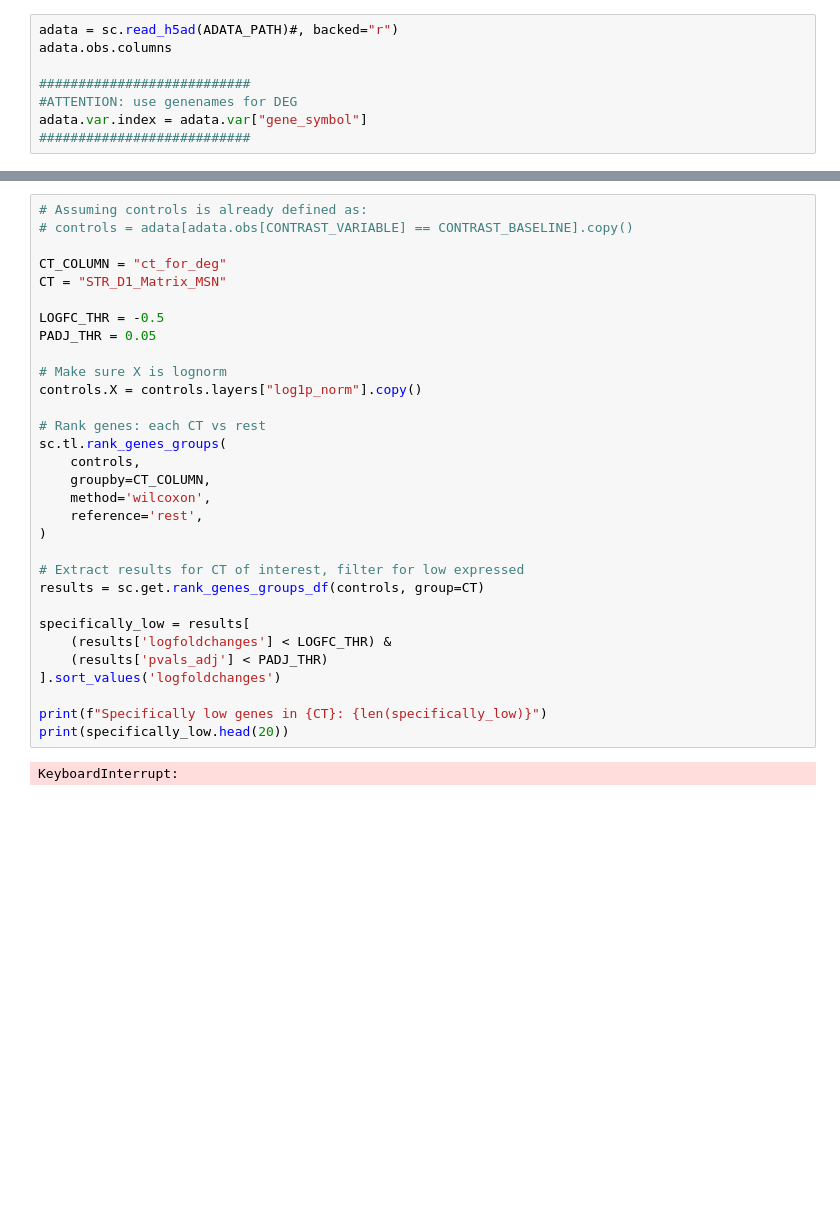
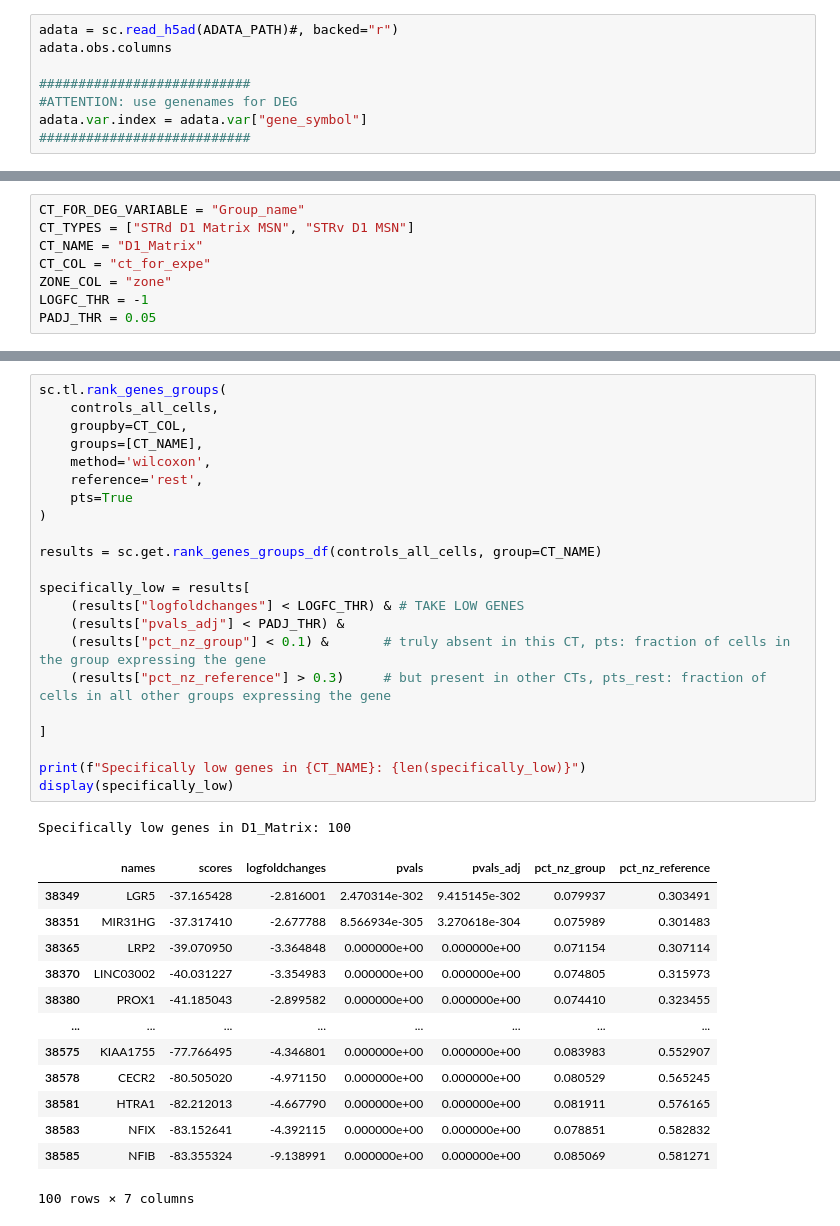
Before and after one commit to 8gabri8/XDP, a Jupyter notebook: script/NucSeq/low_expression_genes.ipynb, the cells around one changed output, grey strips where cells are left out. Cells and saved outputs as stored; diff of their text form; blank space fills up the shorter version.

```diff
--- a/script/NucSeq/low_expression_genes.ipynb
+++ b/script/NucSeq/low_expression_genes.ipynb
@@ -67,0 +55,8 @@ AnnData object with n_obs × n_vars = 86323 × 38601
+# %%
+CT_FOR_DEG_VARIABLE = "Group_name"
+CT_TYPES = ["STRd D1 Matrix MSN", "STRv D1 MSN"]
+CT_NAME = "D1_Matrix"
+CT_COL = "ct_for_expe"
+ZONE_COL = "zone"
+LOGFC_THR = -1
+PADJ_THR = 0.05
@@ -68,33 +207,37 @@ AnnData object with n_obs × n_vars = 86323 × 38601
 # %%
-# Assuming controls is already defined as:
-# controls = adata[adata.obs[CONTRAST_VARIABLE] == CONTRAST_BASELINE].copy()
-
-CT_COLUMN = "ct_for_deg"
-CT = "STR_D1_Matrix_MSN"
-
-LOGFC_THR = -0.5
-PADJ_THR = 0.05
-
-# Make sure X is lognorm
-controls.X = controls.layers["log1p_norm"].copy()
-
-# Rank genes: each CT vs rest
 sc.tl.rank_genes_groups(
-    controls,
-    groupby=CT_COLUMN,
+    controls_all_cells,
+    groupby=CT_COL,
+    groups=[CT_NAME],
     method='wilcoxon',
     reference='rest',
+    pts=True
 )
 
-# Extract results for CT of interest, filter for low expressed
-results = sc.get.rank_genes_groups_df(controls, group=CT)
+results = sc.get.rank_genes_groups_df(controls_all_cells, group=CT_NAME)
 
 specifically_low = results[
-    (results['logfoldchanges'] < LOGFC_THR) &
-    (results['pvals_adj'] < PADJ_THR)
-].sort_values('logfoldchanges')
+    (results["logfoldchanges"] < LOGFC_THR) & # TAKE LOW GENES
+    (results["pvals_adj"] < PADJ_THR) &
+    (results["pct_nz_group"] < 0.1) &       # truly absent in this CT, pts: fraction of cells in the group expressing the gene
+    (results["pct_nz_reference"] > 0.3)     # but present in other CTs, pts_rest: fraction of cells in all other groups expressing the gene
 
-print(f"Specifically low genes in {CT}: {len(specifically_low)}")
-print(specifically_low.head(20))
+]
+
+print(f"Specifically low genes in {CT_NAME}: {len(specifically_low)}")
+display(specifically_low)
 # %% [output]
-KeyboardInterrupt:
+Specifically low genes in D1_Matrix: 100
+|  | names | scores | logfoldchanges | pvals | pvals_adj | pct_nz_group | pct_nz_reference |
+| 38349 | LGR5 | -37.165428 | -2.816001 | 2.470314e-302 | 9.415145e-302 | 0.079937 | 0.303491 |
+| 38351 | MIR31HG | -37.317410 | -2.677788 | 8.566934e-305 | 3.270618e-304 | 0.075989 | 0.301483 |
+| 38365 | LRP2 | -39.070950 | -3.364848 | 0.000000e+00 | 0.000000e+00 | 0.071154 | 0.307114 |
+| 38370 | LINC03002 | -40.031227 | -3.354983 | 0.000000e+00 | 0.000000e+00 | 0.074805 | 0.315973 |
+| 38380 | PROX1 | -41.185043 | -2.899582 | 0.000000e+00 | 0.000000e+00 | 0.074410 | 0.323455 |
+| ... | ... | ... | ... | ... | ... | ... | ... |
+| 38575 | KIAA1755 | -77.766495 | -4.346801 | 0.000000e+00 | 0.000000e+00 | 0.083983 | 0.552907 |
+| 38578 | CECR2 | -80.505020 | -4.971150 | 0.000000e+00 | 0.000000e+00 | 0.080529 | 0.565245 |
+| 38581 | HTRA1 | -82.212013 | -4.667790 | 0.000000e+00 | 0.000000e+00 | 0.081911 | 0.576165 |
+| 38583 | NFIX | -83.152641 | -4.392115 | 0.000000e+00 | 0.000000e+00 | 0.078851 | 0.582832 |
+| 38585 | NFIB | -83.355324 | -9.138991 | 0.000000e+00 | 0.000000e+00 | 0.085069 | 0.581271 |
+100 rows × 7 columns
```
Also changed, not shown: parts of 16 cells of this notebook, 9 other files.
